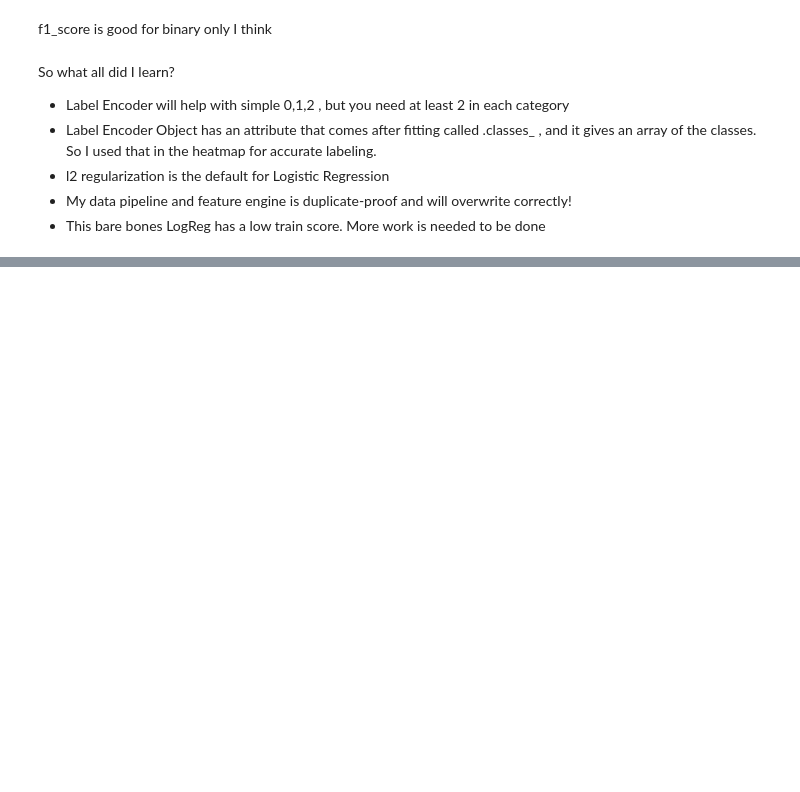
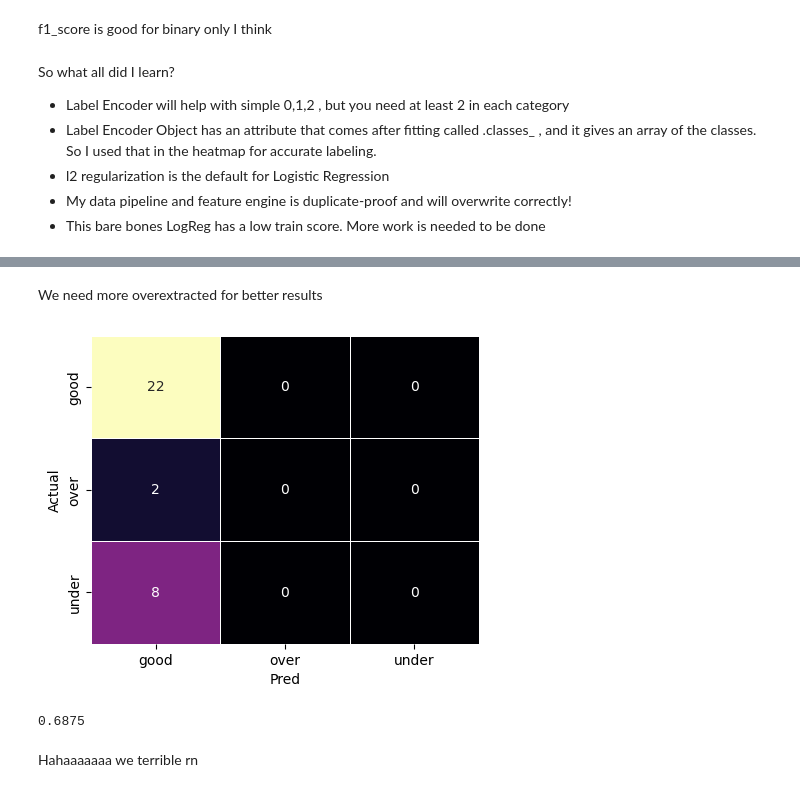
Before and after one commit to anichip/EspressFlowCV, a Jupyter notebook: initial_model.ipynb, the cells around one changed output, grey strips where cells are left out. Drawn from its saved outputs; the diff is of its cells as text; code cells hidden in the pictures; blank space fills up the shorter version.

```diff
--- a/initial_model.ipynb
+++ b/initial_model.ipynb
@@ -135,0 +191,28 @@ So what all did I learn?
+# %%
+param_grid_logReg = {
+    "C":[0.01,0.1,1.0,10]
+}
+
+grid = GridSearchCV(estimator=logReg,param_grid=param_grid_logReg,cv=3,n_jobs=-1,scoring="accuracy")
+
+grid.fit(X_train,y_train)
+
+y_pred_train_grid_lr = grid.best_estimator_.predict(X_train)
+# %% [markdown]
+We need more overextracted for better results
+# %%
+cm3 = confusion_matrix(y_train,y_pred_train_grid_lr)
+
+plt.figure(figsize=(5,4))
+sns.heatmap(cm3,annot=True,cmap="magma",linewidth=0.5,xticklabels=label_encoder.classes_, yticklabels=label_encoder.classes_,cbar=False)
+plt.xlabel("Pred")
+plt.ylabel("Actual")
+plt.show()
+# %% [output]
+[figure, added]
+# %%
+accuracy_score(y_train,y_pred_train_grid_lr)
+# %% [output]
+0.6875
+# %% [markdown]
+Hahaaaaaaa we terrible rn
```
Also changed, not shown: parts of 16 cells of this notebook.
